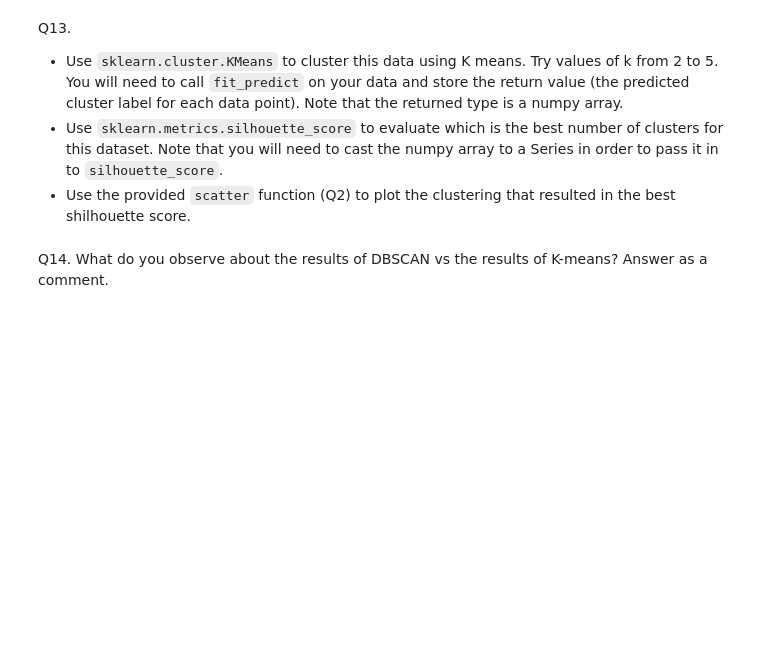
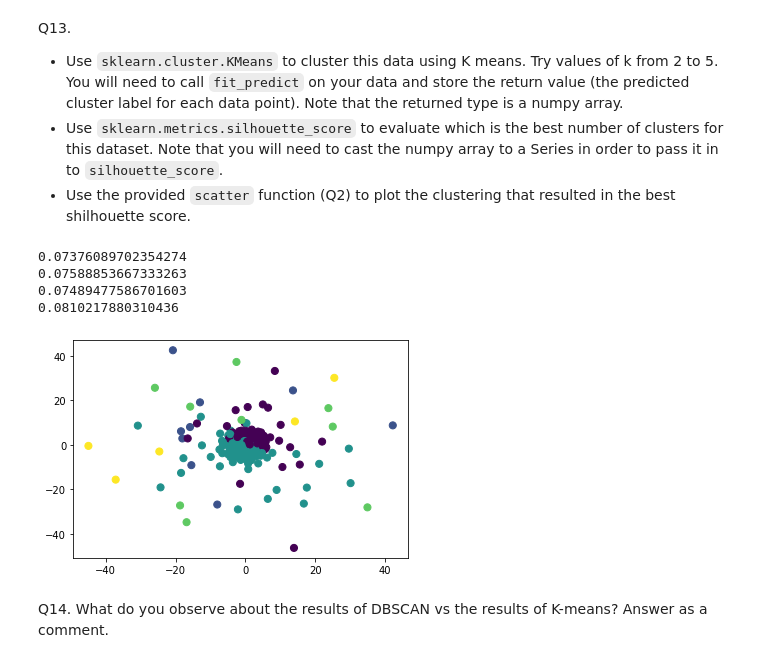
Before and after one commit to Tushar1729-k/clustering, a Jupyter notebook: HW4_Clustering.ipynb, the cells around one changed output. Drawn from its saved outputs; the diff is of its cells as text; code cells hidden in the pictures; blank space fills up the shorter version.

```diff
--- a/HW4_Clustering.ipynb
+++ b/HW4_Clustering.ipynb
@@ -417,3 +417,21 @@ Q13.
+# %%
+# your code goes here
+from sklearn.cluster import KMeans
+from sklearn.metrics import silhouette_score
+for i in range(2,6):
+    kmeans_label = KMeans(n_clusters=i).fit_predict(data)
+    kmeans_label_series = pd.DataFrame(kmeans_label)
+    s_score = silhouette_score(X=data, labels=kmeans_label_series)
+    print(s_score)
+kmeans_label = KMeans(n_clusters=5).fit_predict(data)
+kmeans_label_series = pd.DataFrame(kmeans_label)
+scatter(data, kmeans_label_series)
+# %% [output]
+0.07376089702354274
+0.07588853667333263
+0.07489477586701603
+0.0810217880310436
+[figure, added]
 # %% [markdown]
 Q14. What do you observe about the results of DBSCAN vs the results of K-means? Answer as a comment.
 # %%
```
Also changed, not shown: parts of 9 cells of this notebook.
